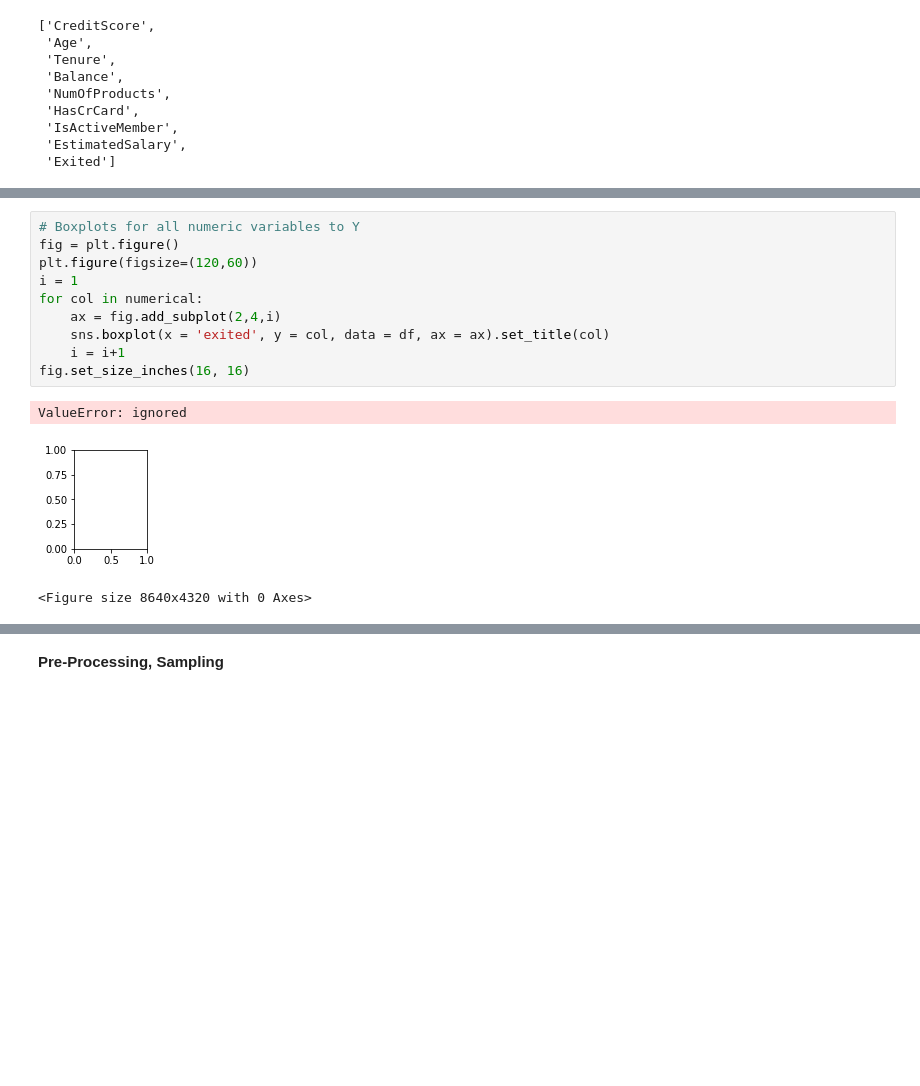
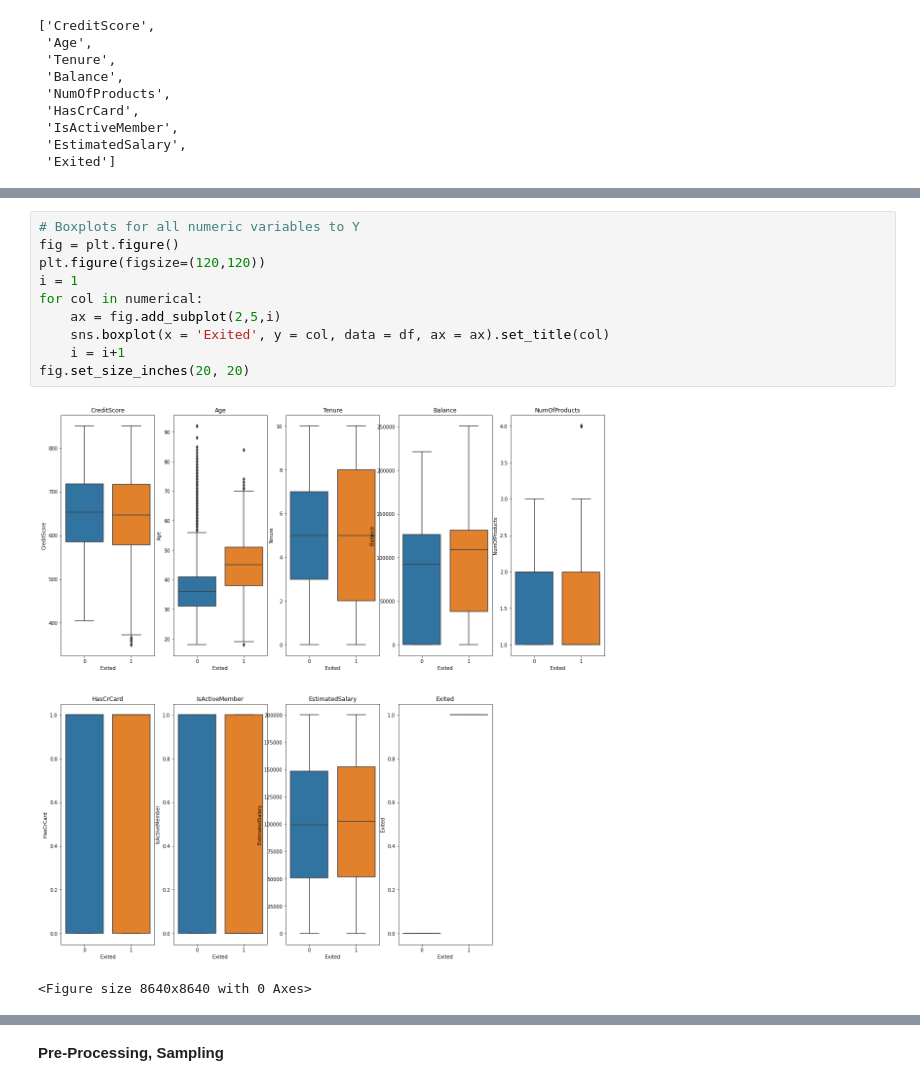
Before and after one commit to Matthenry1101/ChurnModel, a Jupyter notebook: New_Version_Churn_Modeling_Team6.ipynb, the cells around one changed output, grey strips where cells are left out. Drawn from its saved outputs; the diff is of its cells as text; blank space fills up the shorter version.

```diff
--- a/New_Version_Churn_Modeling_Team6.ipynb
+++ b/New_Version_Churn_Modeling_Team6.ipynb
@@ -329,14 +355,13 @@ fig.set_size_inches(16,16)
 # %%
 # Boxplots for all numeric variables to Y
 fig = plt.figure()
-plt.figure(figsize=(120,60))
+plt.figure(figsize=(120,120))
 i = 1
 for col in numerical:
-    ax = fig.add_subplot(2,4,i)
-    sns.boxplot(x = 'exited', y = col, data = df, ax = ax).set_title(col)
+    ax = fig.add_subplot(2,5,i)
+    sns.boxplot(x = 'Exited', y = col, data = df, ax = ax).set_title(col)
     i = i+1
-fig.set_size_inches(16, 16)
+fig.set_size_inches(20, 20)
 # %% [output]
+[figure, new version]
-ValueError: ignored
+<Figure size 8640x8640 with 0 Axes>
-[figure, old version]
-<Figure size 8640x4320 with 0 Axes>
```
Also changed, not shown: parts of 19 cells of this notebook.
